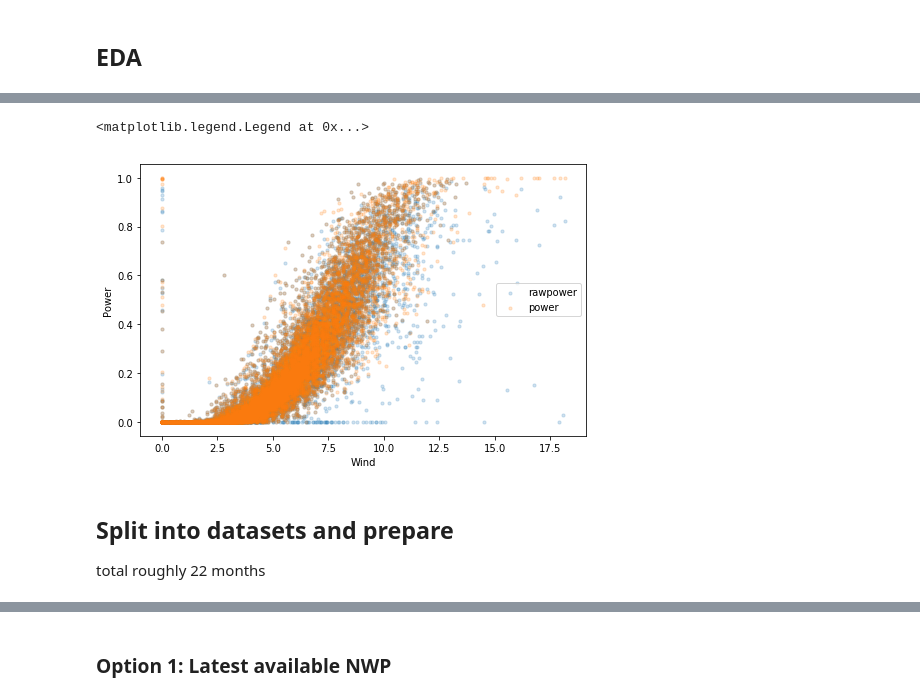
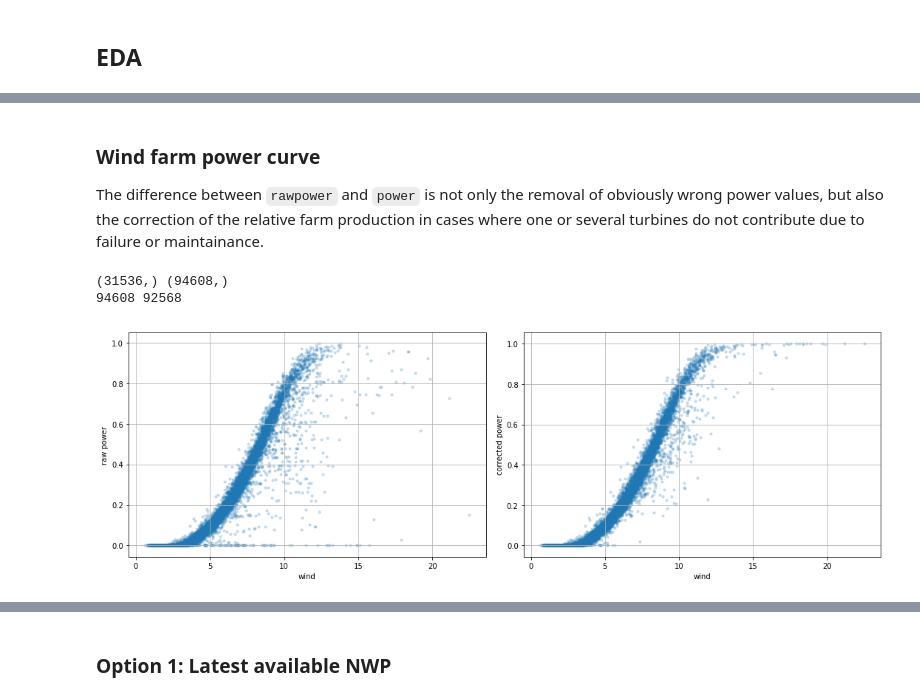
Before and after one commit to waves2weather/W2W-ML-Workshop, a Jupyter notebook: dataset2.ipynb, the cells around one changed output, grey strips where cells are left out. Drawn from its saved outputs; the diff is of its cells as text; code cells hidden in the pictures.

```diff
--- a/dataset2.ipynb
+++ b/dataset2.ipynb
@@ -7,7 +8,7 @@ import matplotlib.pyplot as plt
 %matplotlib inline
 from tqdm import tqdm_notebook as tqdm
 # %%
-DATA_DIR = '/local/S.Rasp/ML-Workshop-Data/dataset2/'
+DATA_DIR = '/wind/LMU/' if os.getlogin() == 'martin' else '/local/S.Rasp/ML-Workshop-Data/dataset2/'
 # %%
 !ls $DATA_DIR
 # %% [output]
@@ -144,6 +152,6 @@ Data variables:
 # %%
 # Convert to date time
-pwr['epoch_s'] = pd.to_datetime(pwr.epoch_s, unit='s')
+pwr['epoch_s'] = pwr.epoch_s.values.astype('datetime64[s]')
 # %%
 pwr.epoch_s.min(), pwr.epoch_s.max(), pwr.epoch_s[1] - pwr.epoch_s[0]
 # %% [output]
@@ -182,14 +184,23 @@ intersect = np.intersect1d(met.epoch_s, pwr.epoch_s)
+# %% [markdown]
+### Wind farm power curve
+The difference between `rawpower` and `power` is not only the removal of obviously wrong power values, but also the correction of the relative farm production in cases where one or several turbines do not contribute due to failure or maintainance.
+# %%
+intersect = np.intersect1d(met.epoch_s, pwr.epoch_s)
+print(intersect.shape, pwr.epoch_s.shape)
+print(np.isfinite(pwr.rawpower.values).sum(), np.isfinite(pwr.power.values).sum())
+# %% [output]
+(31536,) (94608,)
+94608 92568
 # %%
-fig = plt.figure(figsize=(8, 5))
-plt.scatter(met.ws34m.sel(epoch_s=intersect[::2]), pwr.rawpower.sel(epoch_s=intersect[::2]), s=10, alpha=0.2,
+fig = plt.figure(figsize=(15, 5))
+plt.subplot(121)
+plt.scatter(met.ws_avg.sel(epoch_s=intersect[::2]), pwr.rawpower.sel(epoch_s=intersect[::2]), s=10, alpha=0.2,
            label='rawpower')
-plt.scatter(met.ws34m.sel(epoch_s=intersect[::2]), pwr.power.sel(epoch_s=intersect[::2]), s=10, alpha=0.2,
+plt.xlabel('wind'); plt.ylabel('raw power'); plt.grid()
+plt.subplot(122)
+plt.scatter(met.ws_avg.sel(epoch_s=intersect[::2]), pwr.power.sel(epoch_s=intersect[::2]), s=10, alpha=0.2,
            label='power')
-plt.xlabel('Wind'); plt.ylabel('Power'); plt.legend()
+plt.xlabel('wind'); plt.ylabel('corrected power'); plt.grid()
+plt.tight_layout()
 # %% [output]
-<matplotlib.legend.Legend at 0x...>
-[figure, old version]
+[figure, new version]
-# %% [markdown]
-## Split into datasets and prepare
-
-total roughly 22 months
```
Also changed, not shown: parts of 116 cells of this notebook, 3 other files.
